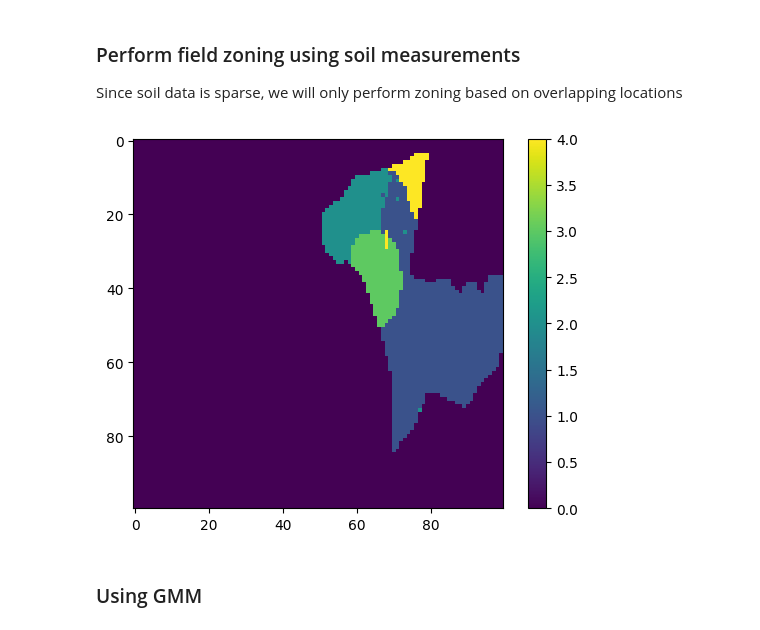
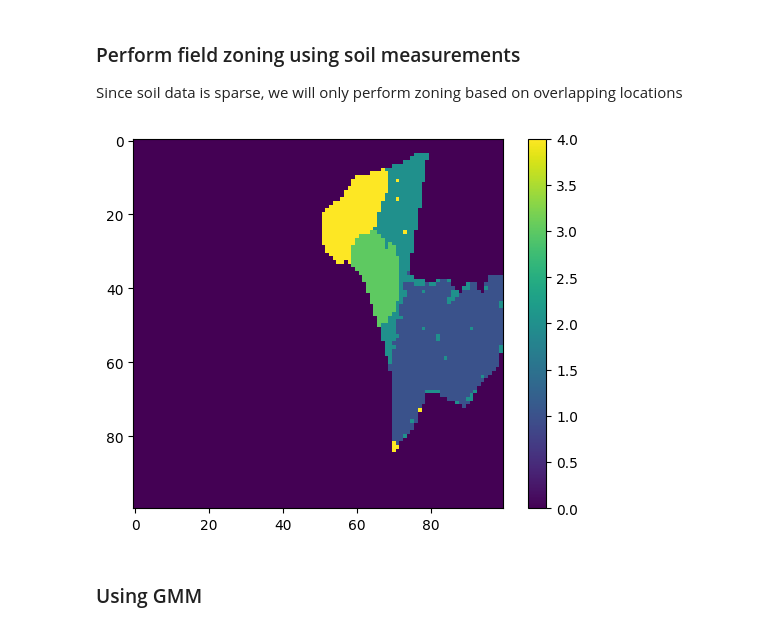
Before and after one commit to aus-plant-phenomics-network/mccn-case-studies, a Jupyter notebook: Case 7/MCCN-CASE 7 scenario 1.ipynb, the cells around one changed output. Saved outputs shown, nothing was run; the diff lists cells and outputs as text; code cells hidden in the pictures.

```diff
--- a/Case 7/MCCN-CASE 7 scenario 1.ipynb
+++ b/Case 7/MCCN-CASE 7 scenario 1.ipynb
@@ -209,29 +224,29 @@ plt.show()
 Since soil data is sparse, we will only perform zoning based on overlapping locations
 # %%
 variables = masked_ds[["Krigged_pH", "Krigged_EC", "Krigged_Sand", "Krigged_Silt",
-                       "Krigged_Clay", "Krigged_ECa", "Krigged_GammaK"]].sel(time="2016-01-01")
+                       "Krigged_Clay", "Krigged_ECa", "Krigged_GammaK", "yield_t_ha"]].sel(time="2017-01-01")
 x_grid, y_grid = np.meshgrid(masked_ds["x"].values, masked_ds["y"].values, indexing="ij")
 x_val = x_grid.reshape(-1,1) - x_grid.mean() / x_grid.std()
 y_val = y_grid.reshape(-1,1) - y_grid.mean() / y_grid.std()
 X = [x_val, y_val]
 
 # Preprocess variables
 for var in variables:
     values = variables[var].values[0,:,:].reshape(-1,1)
     # Perform standard scaling to avoid scaling influence
     mean = values[values != 0].mean()
     std = values[values != 0].std()
     X.append((values - mean)/std)
 X = np.concat(X, axis=-1)
 
 # Cluster
 clusterer = KMeans(n_clusters=5, random_state=10)
 cluster_labels = clusterer.fit_predict(X)
 plt.imshow(cluster_labels.reshape(100,100))
 plt.colorbar()
 plt.show()
 # %% [output]
-[figure, old version]
+[figure, new version]
 # %% [markdown]
 ### Using GMM
 # %%
```
Also changed, not shown: parts of 5 cells of this notebook.
